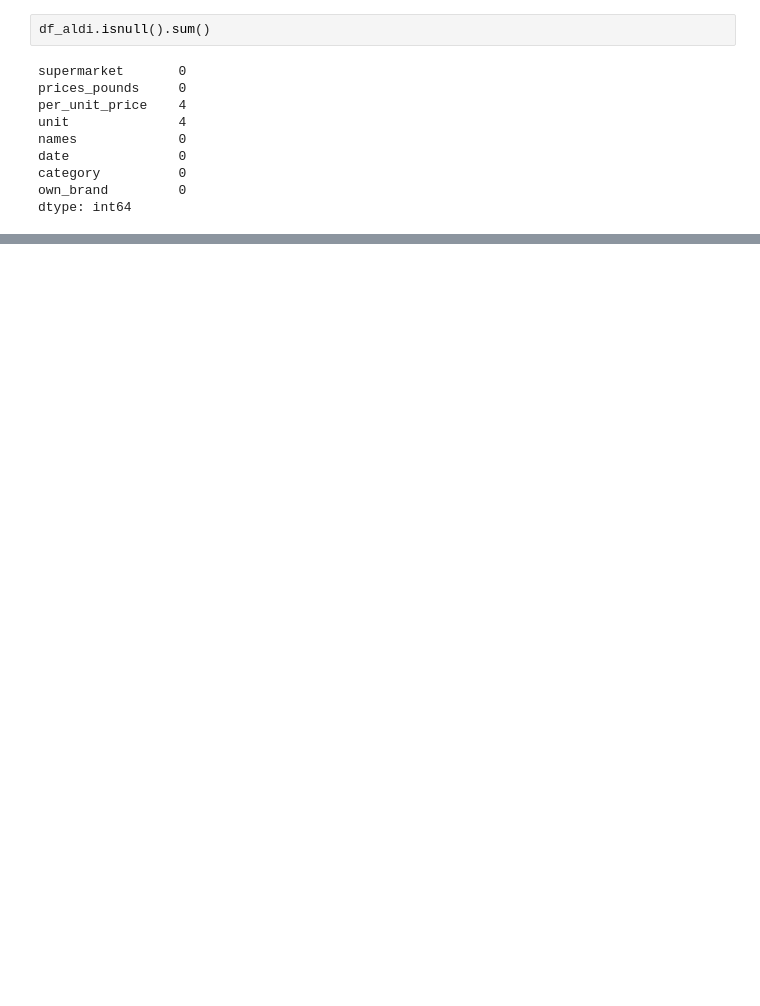
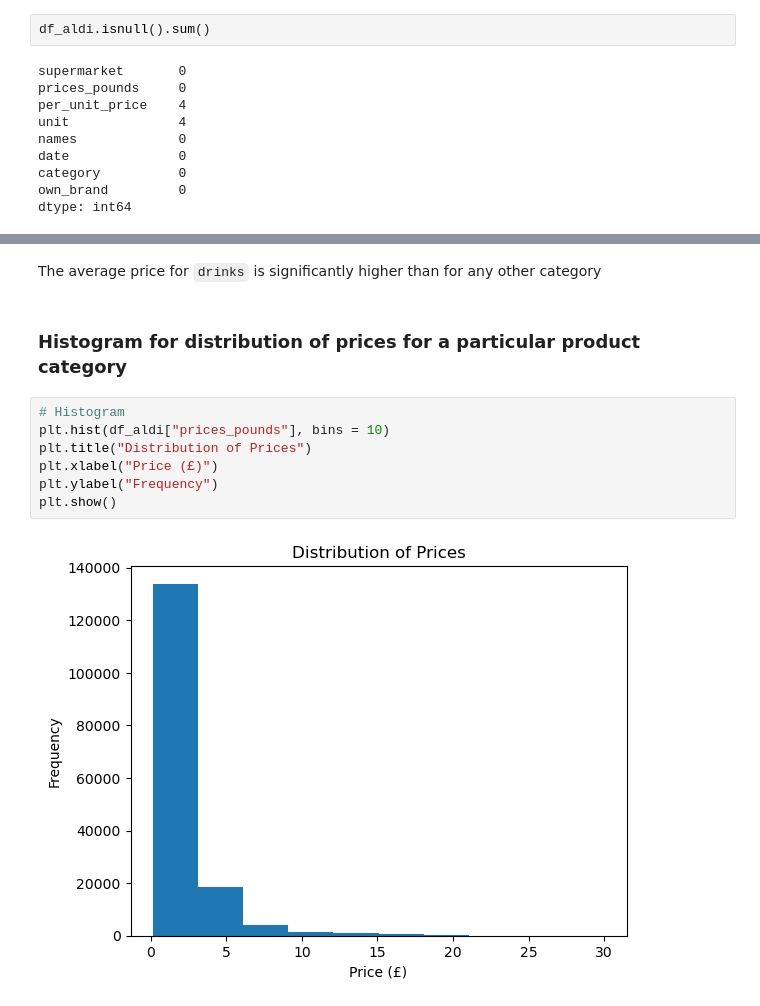
Before and after one commit to purvij07/Revenue-Prediction-Customer-Analytics-for-Supermarket-Data, a Jupyter notebook: code/Aldi_dataset.ipynb, the cells around one changed output, grey strips where cells are left out. Drawn from its saved outputs; the diff is of its cells as text; blank space fills up the shorter version.

```diff
--- a/code/Aldi_dataset.ipynb
+++ b/code/Aldi_dataset.ipynb
@@ -112,0 +163,13 @@ print(rows_starting_with_saxon)
+# %% [markdown]
+The average price for `drinks` is significantly higher than for any other category
+# %% [markdown]
+### Histogram for distribution of prices for a particular product category
+# %%
+# Histogram
+plt.hist(df_aldi["prices_pounds"], bins = 10)
+plt.title("Distribution of Prices")
+plt.xlabel("Price (£)")
+plt.ylabel("Frequency")
+plt.show()
+# %% [output]
+[figure, added]
```
Also changed, not shown: parts of 22 cells of this notebook.
